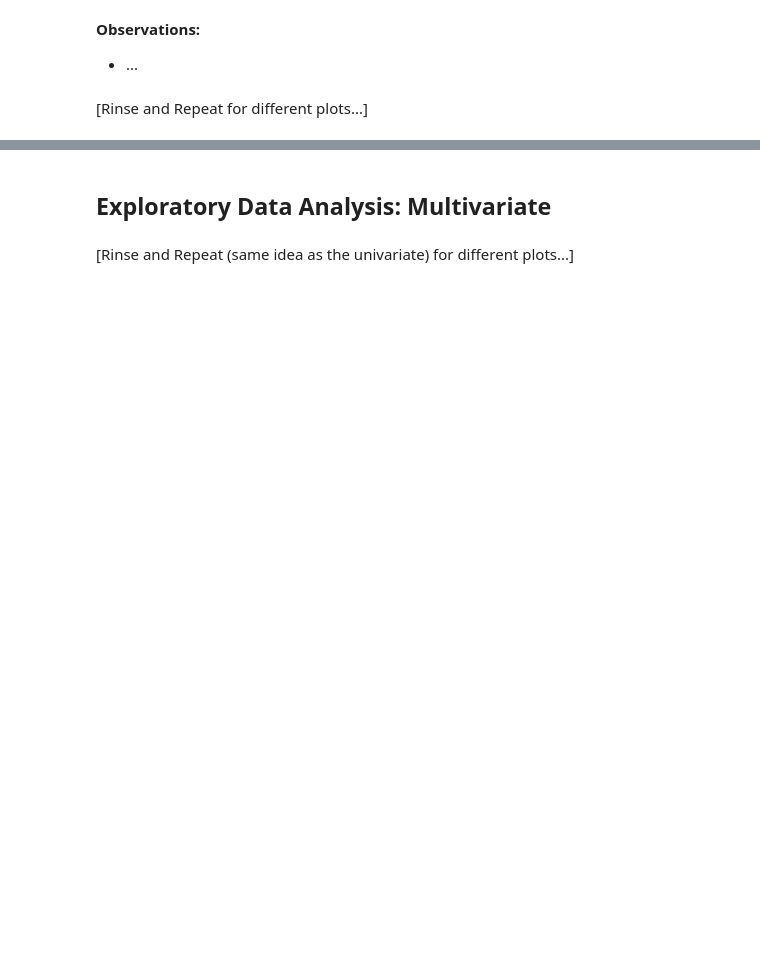
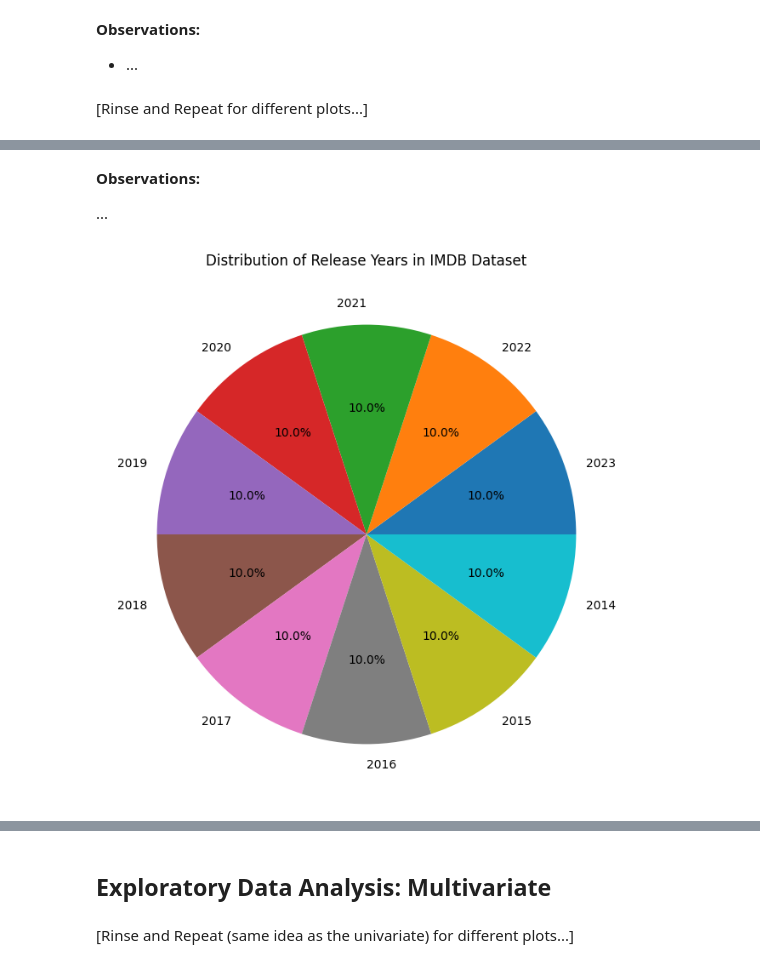
Before and after one commit to oigwe-frx/movie-database-analysis, a Jupyter notebook: Movie_Analysis.ipynb, the cells around one changed output, grey strips where cells are left out. Drawn from its saved outputs; the diff is of its cells as text; code cells hidden in the pictures; blank space fills up the shorter version.

```diff
--- a/Movie_Analysis.ipynb
+++ b/Movie_Analysis.ipynb
@@ -290,0 +321,25 @@ bar_perc(df, ...)
+# %% [markdown]
+**Observations:**
+
+...
+# %%
+#Release year Bar PIE
+
+import pandas as pd
+import matplotlib.pyplot as plt
+data = pd.read_csv('/content/imdb_movies.csv')
+
+data = {
+    "release_year": [2023, 2022, 2021, 2020, 2019, 2018, 2017, 2016, 2015, 2014],
+    # ... other columns
+}
+
+df = pd.DataFrame(data)
+
+# Create a pie chart for the release year
+plt.figure(figsize=(8, 8))
+plt.pie(df["release_year"].value_counts(), labels=df["release_year"].value_counts().index, autopct="%1.1f%%")
+plt.title("Distribution of Release Years in IMDB Dataset")
+plt.show()
+# %% [output]
+[figure, added]
```
Also changed, not shown: parts of 17 cells of this notebook.
